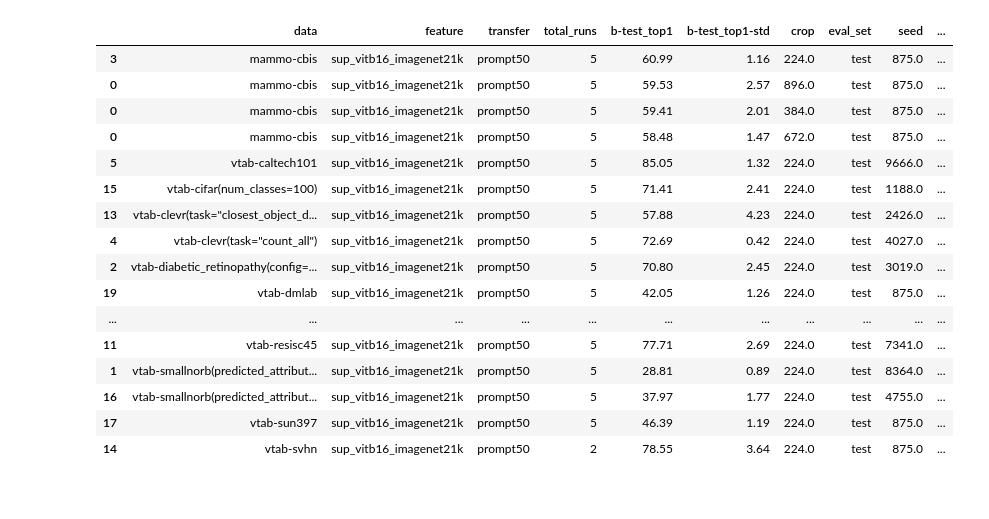
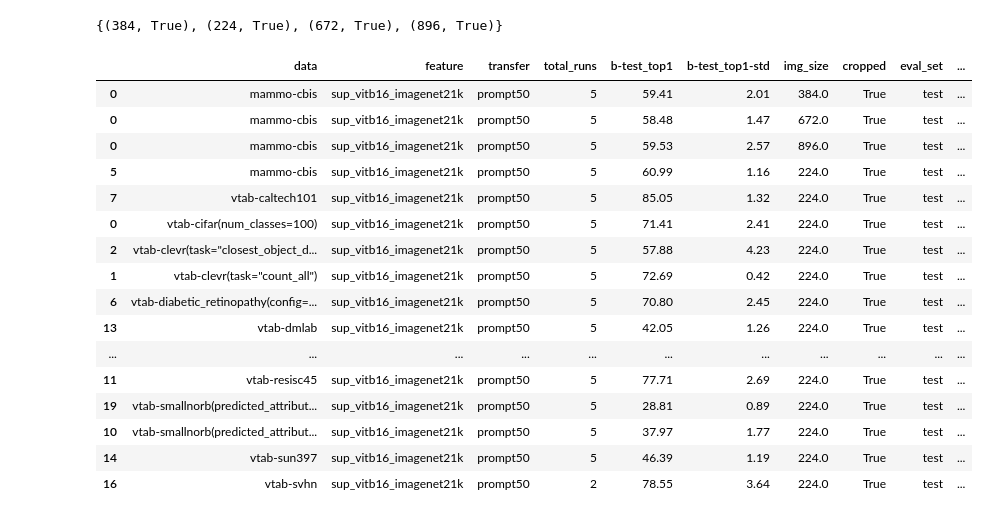
Before and after one commit to DrumsnChocolate/final-project, a Jupyter notebook: implementation/visual_prompt_tuning/results.ipynb, the cells around one changed output. Drawn from its saved outputs; the diff is of its cells as text; code cells hidden in the pictures.

```diff
--- a/implementation/visual_prompt_tuning/results.ipynb
+++ b/implementation/visual_prompt_tuning/results.ipynb
@@ -10,7 +9,7 @@ pd.set_option("display.max_rows", None)
 # %%
 root = "output_dir"
 df_list=[]
-pattern = f"{root}/*/sup_vitb16_imagenet21k/*/*/test/*/*/*/*/{LOG_NAME}"
+pattern = f"{root}/*/sup_vitb16_imagenet21k/*/*/test/*/*/*/*/logs.txt"
 files = glob.glob(pattern)
 print(files)
 df = get_df(files, is_best=True, is_last=False)
@@ -48,35 +47,36 @@ display(df)
 # %%
-
-crop_sizes = set(list(df["crop"]))
-averages_per_crop_size = []
-for crop_size in crop_sizes:
-    df_for_crop = df.where(df["crop"]==crop_size).dropna()
+img_sizes = set([(row.img_size, row.cropped) for index, row in df[['img_size', 'cropped']].iterrows()])
+print(img_sizes)
+averages_per_img_size = []
+for (img_size, cropped) in img_sizes:
+    df_for_crop = df.where((df["cropped"]==cropped) & (df['img_size']==img_size)).dropna()
     # print(len(df_for_crop))
     # display(df_for_crop)
     average_df(df_for_crop, metric_names=["b-test_top1"], take_average=True)
-    averages_per_crop_size.append(average_df(df_for_crop, metric_names=["b-test_top1"], take_average=True))
+    averages_per_img_size.append(average_df(df_for_crop, metric_names=["b-test_top1"], take_average=True))
 
-avg_df = pd.concat(averages_per_crop_size)
+avg_df = pd.concat(averages_per_img_size)
 display(avg_df.sort_values('data'))
-# f_df = average_df(df, metric_names=["l-test_top1"], take_average=True)
+# f_df = average_df(df, metric_names=["b-test_top1"], take_average=True)
 # f_df
 # %% [output]
+{(384, True), (224, True), (672, True), (896, True)}
-|  | data | feature | transfer | total_runs | b-test_top1 | b-test_top1-std | crop | eval_set | seed | ... |
-| 3 | mammo-cbis | sup_vitb16_imagenet21k | prompt50 | 5 | 60.99 | 1.16 | 224.0 | test | 875.0 | ... |
-| 0 | mammo-cbis | sup_vitb16_imagenet21k | prompt50 | 5 | 59.53 | 2.57 | 896.0 | test | 875.0 | ... |
-| 0 | mammo-cbis | sup_vitb16_imagenet21k | prompt50 | 5 | 59.41 | 2.01 | 384.0 | test | 875.0 | ... |
-| 0 | mammo-cbis | sup_vitb16_imagenet21k | prompt50 | 5 | 58.48 | 1.47 | 672.0 | test | 875.0 | ... |
-| 5 | vtab-caltech101 | sup_vitb16_imagenet21k | prompt50 | 5 | 85.05 | 1.32 | 224.0 | test | 9666.0 | ... |
-| 15 | vtab-cifar(num_classes=100) | sup_vitb16_imagenet21k | prompt50 | 5 | 71.41 | 2.41 | 224.0 | test | 1188.0 | ... |
-| 13 | vtab-clevr(task="closest_object_d... | sup_vitb16_imagenet21k | prompt50 | 5 | 57.88 | 4.23 | 224.0 | test | 2426.0 | ... |
-| 4 | vtab-clevr(task="count_all") | sup_vitb16_imagenet21k | prompt50 | 5 | 72.69 | 0.42 | 224.0 | test | 4027.0 | ... |
-| 2 | vtab-diabetic_retinopathy(config=... | sup_vitb16_imagenet21k | prompt50 | 5 | 70.80 | 2.45 | 224.0 | test | 3019.0 | ... |
-| 19 | vtab-dmlab | sup_vitb16_imagenet21k | prompt50 | 5 | 42.05 | 1.26 | 224.0 | test | 875.0 | ... |
+|  | data | feature | transfer | total_runs | b-test_top1 | b-test_top1-std | img_size | cropped | eval_set | ... |
+| 0 | mammo-cbis | sup_vitb16_imagenet21k | prompt50 | 5 | 59.41 | 2.01 | 384.0 | True | test | ... |
+| 0 | mammo-cbis | sup_vitb16_imagenet21k | prompt50 | 5 | 58.48 | 1.47 | 672.0 | True | test | ... |
+| 0 | mammo-cbis | sup_vitb16_imagenet21k | prompt50 | 5 | 59.53 | 2.57 | 896.0 | True | test | ... |
+| 5 | mammo-cbis | sup_vitb16_imagenet21k | prompt50 | 5 | 60.99 | 1.16 | 224.0 | True | test | ... |
+| 7 | vtab-caltech101 | sup_vitb16_imagenet21k | prompt50 | 5 | 85.05 | 1.32 | 224.0 | True | test | ... |
+| 0 | vtab-cifar(num_classes=100) | sup_vitb16_imagenet21k | prompt50 | 5 | 71.41 | 2.41 | 224.0 | True | test | ... |
+| 2 | vtab-clevr(task="closest_object_d... | sup_vitb16_imagenet21k | prompt50 | 5 | 57.88 | 4.23 | 224.0 | True | test | ... |
+| 1 | vtab-clevr(task="count_all") | sup_vitb16_imagenet21k | prompt50 | 5 | 72.69 | 0.42 | 224.0 | True | test | ... |
+| 6 | vtab-diabetic_retinopathy(config=... | sup_vitb16_imagenet21k | prompt50 | 5 | 70.80 | 2.45 | 224.0 | True | test | ... |
+| 13 | vtab-dmlab | sup_vitb16_imagenet21k | prompt50 | 5 | 42.05 | 1.26 | 224.0 | True | test | ... |
 | ... | ... | ... | ... | ... | ... | ... | ... | ... | ... | ... |
-| 11 | vtab-resisc45 | sup_vitb16_imagenet21k | prompt50 | 5 | 77.71 | 2.69 | 224.0 | test | 7341.0 | ... |
-| 1 | vtab-smallnorb(predicted_attribut... | sup_vitb16_imagenet21k | prompt50 | 5 | 28.81 | 0.89 | 224.0 | test | 8364.0 | ... |
-| 16 | vtab-smallnorb(predicted_attribut... | sup_vitb16_imagenet21k | prompt50 | 5 | 37.97 | 1.77 | 224.0 | test | 4755.0 | ... |
-| 17 | vtab-sun397 | sup_vitb16_imagenet21k | prompt50 | 5 | 46.39 | 1.19 | 224.0 | test | 875.0 | ... |
-| 14 | vtab-svhn | sup_vitb16_imagenet21k | prompt50 | 2 | 78.55 | 3.64 | 224.0 | test | 875.0 | ... |
+| 11 | vtab-resisc45 | sup_vitb16_imagenet21k | prompt50 | 5 | 77.71 | 2.69 | 224.0 | True | test | ... |
+| 19 | vtab-smallnorb(predicted_attribut... | sup_vitb16_imagenet21k | prompt50 | 5 | 28.81 | 0.89 | 224.0 | True | test | ... |
+| 10 | vtab-smallnorb(predicted_attribut... | sup_vitb16_imagenet21k | prompt50 | 5 | 37.97 | 1.77 | 224.0 | True | test | ... |
+| 14 | vtab-sun397 | sup_vitb16_imagenet21k | prompt50 | 5 | 46.39 | 1.19 | 224.0 | True | test | ... |
+| 16 | vtab-svhn | sup_vitb16_imagenet21k | prompt50 | 2 | 78.55 | 3.64 | 224.0 | True | test | ... |
 # %%
 # average per dataset:
```
Also changed, not shown: parts of 5 cells of this notebook, 1 other file.
